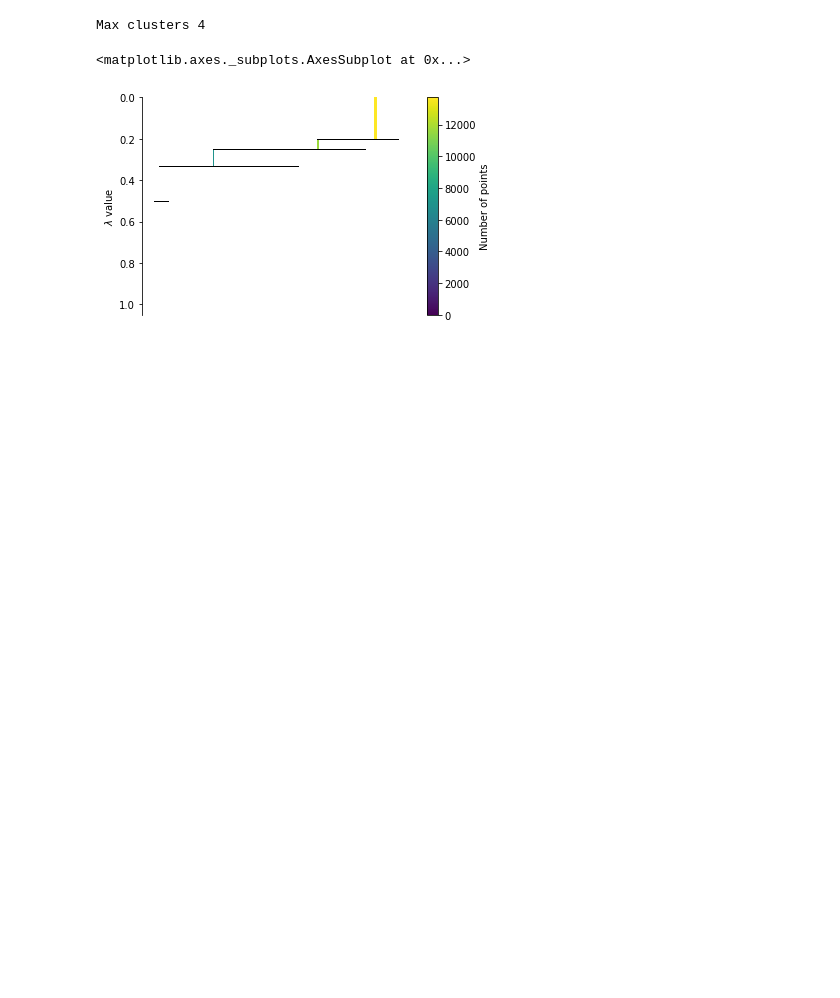
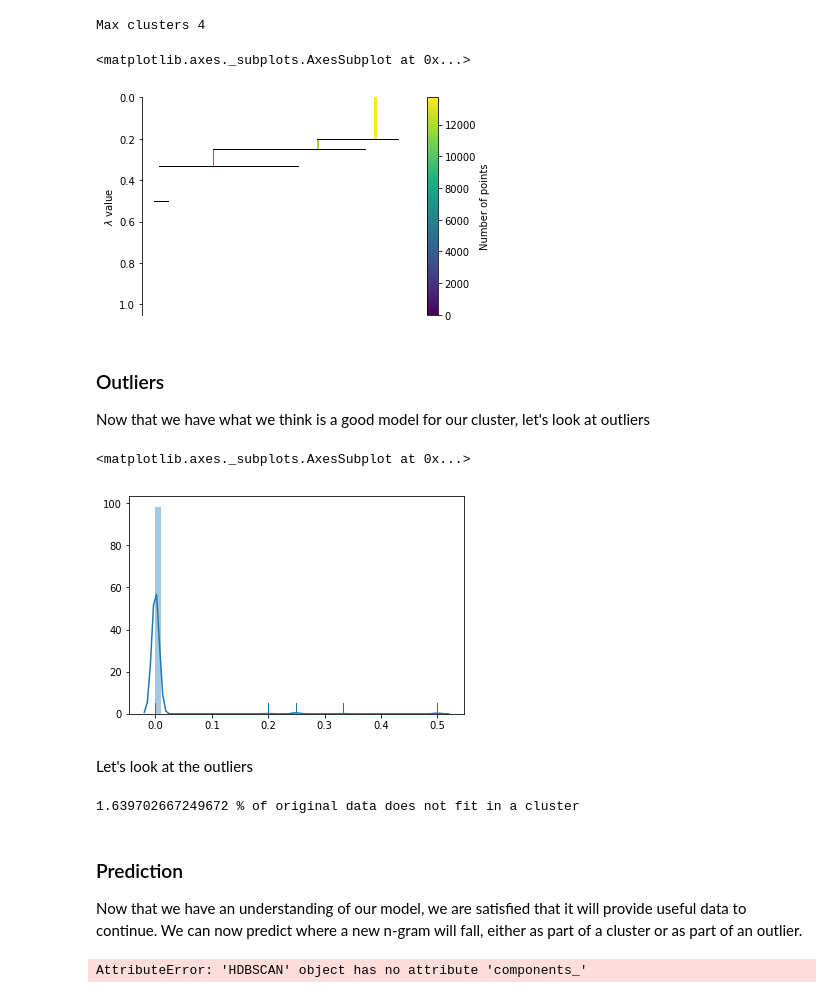
Before and after one commit to robertwatkins/playground-robert, a Jupyter notebook: Python/Jupyter/apache/ApacheNGram.ipynb, the cells around one changed output. Saved outputs shown, nothing was run; the diff lists cells and outputs as text; code cells hidden in the pictures; blank space fills up the shorter version.

Commit message:
started (but not finished) calculating the cluster for a new n-gram

```diff
--- a/Python/Jupyter/apache/ApacheNGram.ipynb
+++ b/Python/Jupyter/apache/ApacheNGram.ipynb
@@ -405,3 +408,22 @@ clusterer.condensed_tree_.plot()
 Max clusters 4
 <matplotlib.axes._subplots.AxesSubplot at 0x...>
 [figure]
+# %% [markdown]
+### Outliers
+Now that we have what we think is a good model for our cluster, let's look at outliers
+# %%
+sns.distplot(clusterer.outlier_scores_[np.isfinite(clusterer.outlier_scores_)], rug=True)
+# %% [output]
+<matplotlib.axes._subplots.AxesSubplot at 0x...>
+[figure, added]
+# %% [markdown]
+Let's look at the outliers
+# %%
+threshold = pd.Series(clusterer.outlier_scores_).quantile(0.9)
+outliers = np.where(clusterer.outlier_scores_ > threshold)[0]
+print(len(outliers)/len(sample_n_gram_list_as_ids)*100,"% of original data does not fit in a cluster")
+# %% [output]
+1.639702667249672 % of original data does not fit in a cluster
+# %% [markdown]
+### Prediction
+Now that we have an understanding of our model, we are satisfied that it will provide useful data to continue. We can now predict where a new n-gram will fall, either as part of a cluster or as part of an outlier.
@@ -407,0 +452,6 @@ Max clusters 4
+# %%
+test_points_as_urls=[ ['/', '/', '/', '/images/ksclogo-medium.gif', '/images/MOSAIC-logosmall.gif']]
+test_points =  n_gram_list_to_ids(test_points_as_urls)
+print(dbscan_predict(clusterer,test_points, metric='precomputed' ))
+# %% [output]
+AttributeError: 'HDBSCAN' object has no attribute 'components_'
```
Also changed, not shown: parts of 6 cells of this notebook.
